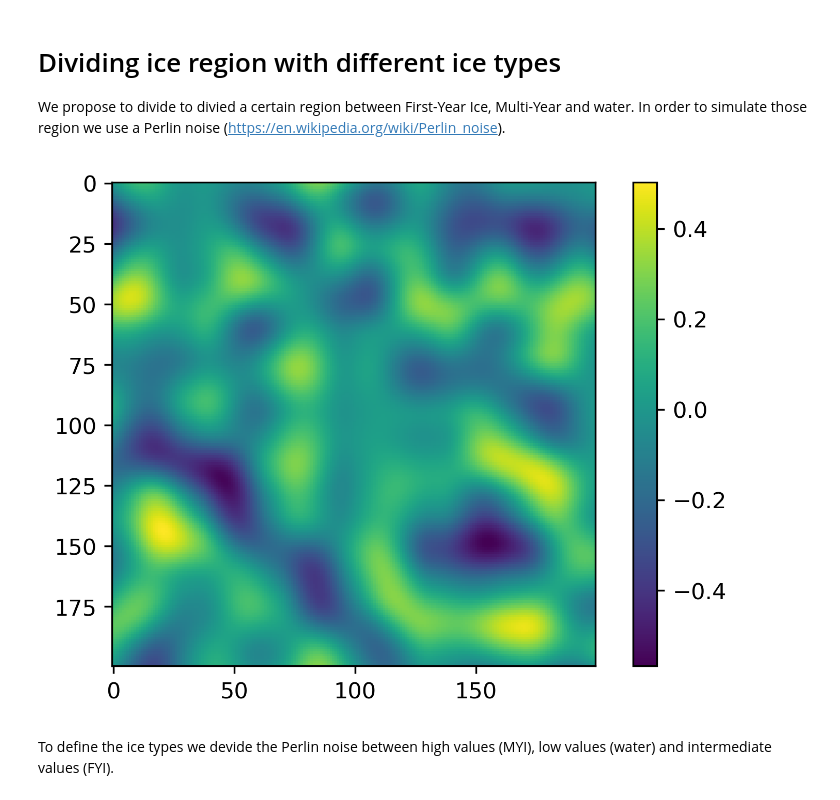
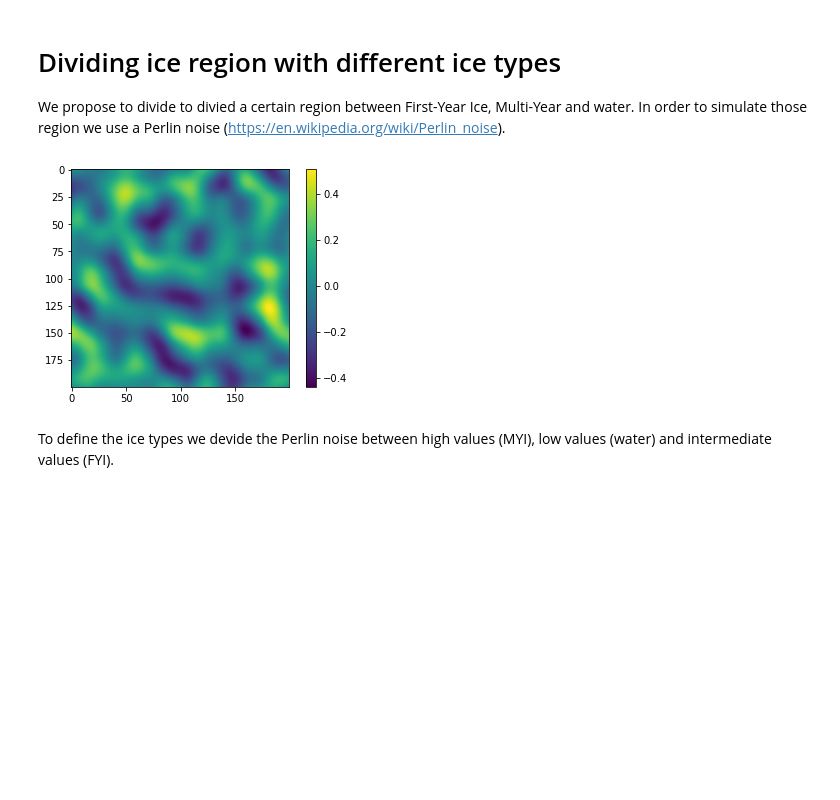
Before and after one commit to simda-muri/challenges, a Jupyter notebook: simda/problem1/2D/PB1_ice2D.ipynb, the cells around one changed output. Drawn from its saved outputs; the diff is of its cells as text; code cells hidden in the pictures; blank space fills up the shorter version.

```diff
--- a/simda/problem1/2D/PB1_ice2D.ipynb
+++ b/simda/problem1/2D/PB1_ice2D.ipynb
@@ -7,7 +7,7 @@ from perlin_noise import PerlinNoise
 from Quadtree import QTree
 np.random.seed(1)
 
-plt.rcParams['figure.dpi'] = 310
+plt.rcParams['figure.dpi'] = 290
 #plt.rcParams['savefig.dpi'] = 300
 # %% [markdown]
 # Dividing ice region with different ice types
@@ -16,17 +16,18 @@ We propose to divide to divied a certain region between First-Year Ice, Multi-Ye
 # %%
 #Define the geometry for ice types
 
 px_macro=200 #Number of pixels that defines the ice region
-noise = PerlinNoise(octaves=6, seed=1)
+noise = PerlinNoise(octaves=6, seed=3)
 xpix, ypix = px_macro, px_macro
 pic_macro = [[noise([i/xpix, j/ypix]) for j in range(xpix)] for i in range(ypix)]
 pic_macro=np.array(pic_macro)
 
+plt.figure()
 plt.imshow(pic_macro)
 plt.colorbar()
 plt.show()
 # %% [output]
-[figure, old version]
+[figure, new version]
 # %% [markdown]
 To define the ice types we devide the Perlin noise between high values (MYI), low values (water) and intermediate values (FYI).
 # %%
```
Also changed, not shown: parts of 10 cells of this notebook, 1 other file.
